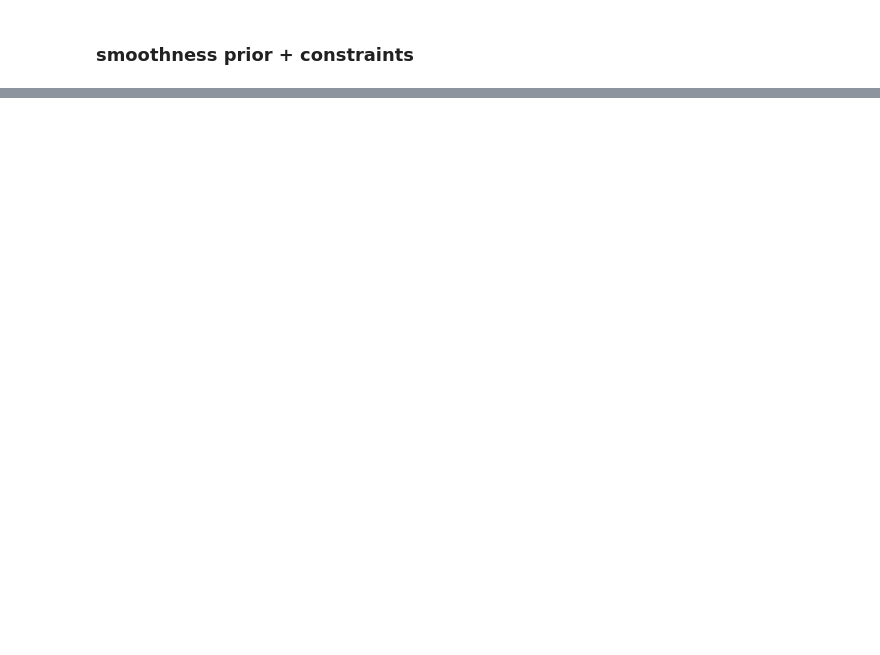
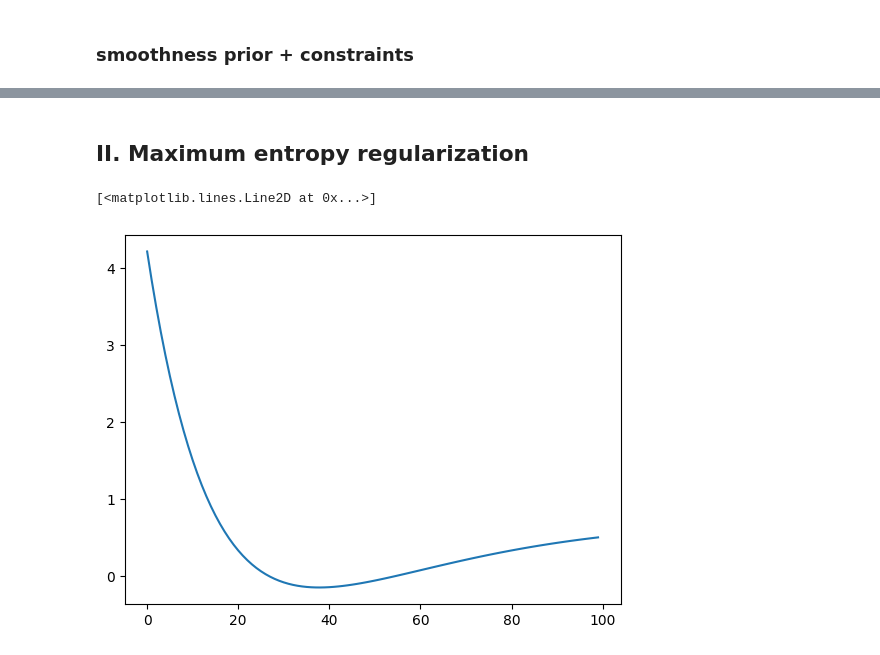
Before and after one commit to matthieuneau/optimization-lab, a Jupyter notebook: tp1.ipynb, the cells around one changed output, grey strips where cells are left out. Drawn from its saved outputs; the diff is of its cells as text; code cells hidden in the pictures; blank space fills up the shorter version.

```diff
--- a/tp1.ipynb
+++ b/tp1.ipynb
@@ -176,0 +177,50 @@ plt.show()
+# %% [markdown]
+## II. Maximum entropy regularization
+# %%
+import numpy as np
+
+def ent(x: np.ndarray) -> float:
+    def phi(x_n: float) -> float:
+        return x_n * np.log(x_n) if x_n > 0 else 0 if x_n == 0 else np.inf
+
+    phi_vectorized = np.vectorize(phi, otypes=[float])
+    return np.sum(phi_vectorized(x))
+
+def grad_ent(x: np.ndarray) -> np.ndarray:
+    def grad_phi(x_n: float) -> float:
+        return np.log(x_n) + 1 if x_n > 0 else 0     # use 0 grad if x_n < 0, but we need to somehow update the xi if they are <0
+
+    grad_phi_vectorized = np.vectorize(grad_phi, otypes=[float])
+    return grad_phi_vectorized(x)
+
+def prox_f(x: np.array, gamma: float, K: np.array):
+    return np.linalg.inv(np.eye(K.shape[1]) + K.T @ K) @ (gamma * K.T @ y + x)
+
+
+def fb_loss(x: np.array, K: np.array, y: np.array, beta: float) -> float:
+    return 0.5 * np.linalg.norm(K@x - y)**2 + beta * ent(x)
+# %%
+def fb(x0: np.array, gamma: float, lambda_:float, beta: float, n_iter: int) -> np.array: # Try with lambda cst for now
+    x = x0
+    loss_history = []
+    x_history = []
+    for i in range(n_iter):
+        y_fb = x - gamma * grad_ent(x)
+        x += lambda_ * (prox_f(y_fb, gamma, K) - x)     # Check K defined as global var is accessible
+        x = np.clip(x, 0, None)     # clipping to stay in the feasible set
+        # x + np.random.randn(N) * 1e-2
+        loss_history.append(fb_loss(x, K, y, beta))
+        x_history.append(x)
+        x_best = x_history[np.argmin(loss_history)]        # We observe U shaped curves, so we take the best x
+    return x_best, x_history, loss_history
+
+x0 = np.random.uniform(0, np.max(signal), N)
+gamma = 0.03
+lambda_ = 0.03
+n_iter = 100
+beta = 3e-2
+x_best, x_history, loss_history = fb(x0, gamma, lambda_, beta, n_iter)
+plt.plot(range(n_iter), loss_history)
+# %% [output]
+[<matplotlib.lines.Line2D at 0x...>]
+[figure, added]
```
Also changed, not shown: parts of 11 cells of this notebook, 3 other files.
